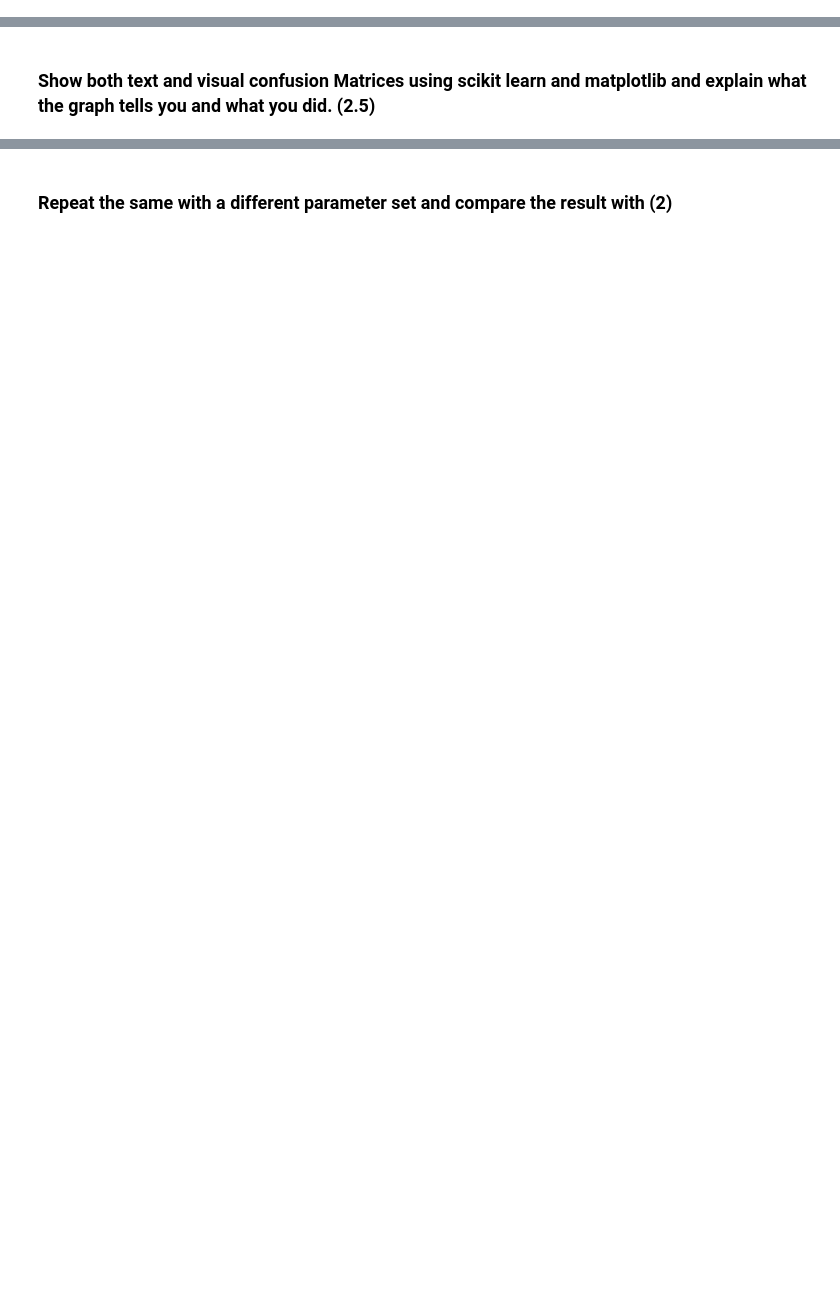
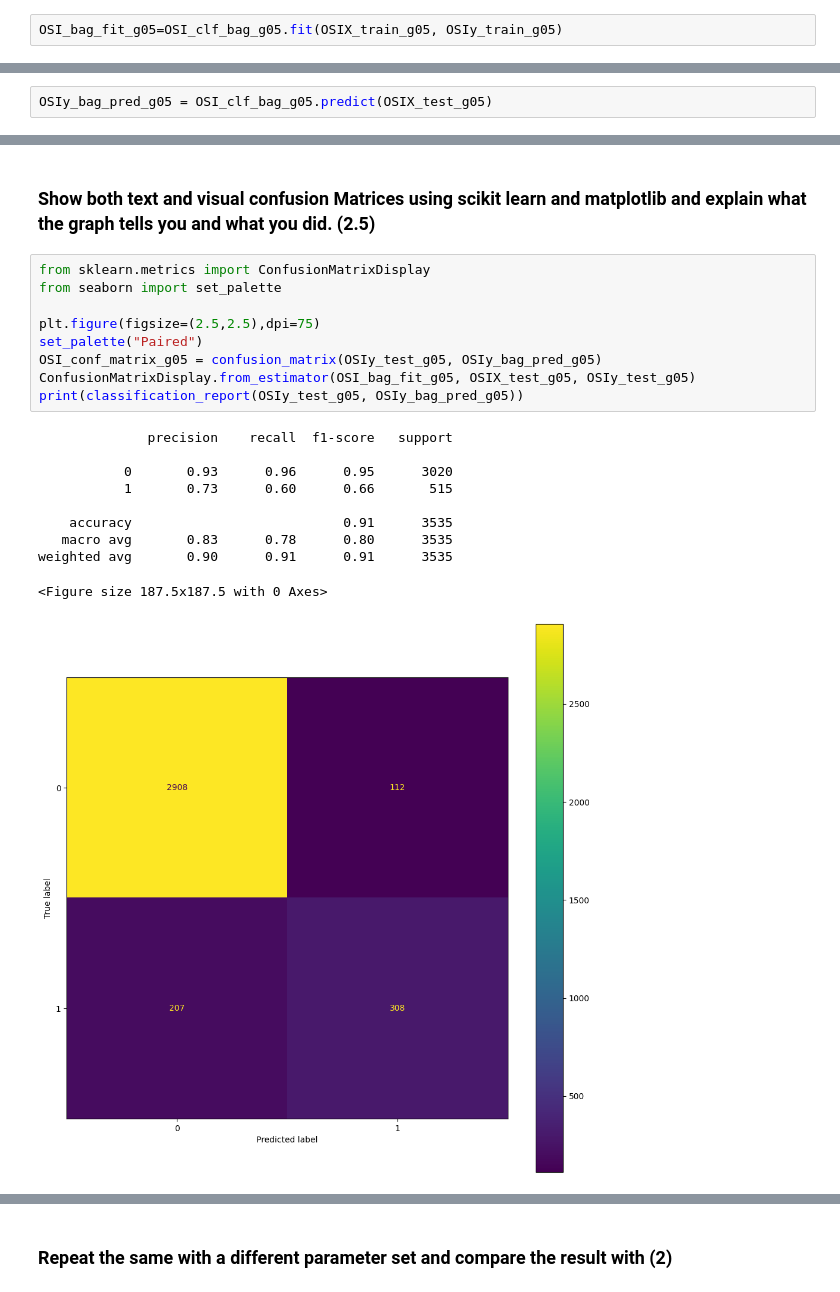
Before and after one commit to WK025/machine_learning, a Jupyter notebook: A1/Assignment 02_Group05.ipynb, the cells around one changed output, grey strips where cells are left out. Saved outputs shown, nothing was run; the diff lists cells and outputs as text; blank space fills up the shorter version.

Commit message:
classification+bonus_added

```diff
--- a/A1/Assignment 02_Group05.ipynb
+++ b/A1/Assignment 02_Group05.ipynb
@@ -642,2 +646,4 @@ random_state: A random seed for reproducibility.
 # %% [markdown]
 ### Train classifier on train data and explain what you did. (1.5)
+# %%
+OSI_bag_fit_g05=OSI_clf_bag_g05.fit(OSIX_train_g05, OSIy_train_g05)
@@ -644,2 +652,4 @@ random_state: A random seed for reproducibility.
 # %% [markdown]
 ### Test/fit classifier test data and explain what you did. (1.5)
+# %%
+OSIy_bag_pred_g05 = OSI_clf_bag_g05.predict(OSIX_test_g05)
@@ -648,2 +669,22 @@ random_state: A random seed for reproducibility.
 # %% [markdown]
 ### Show both text and visual confusion Matrices using scikit learn and matplotlib and explain what the graph tells you and what you did. (2.5)
+# %%
+from sklearn.metrics import ConfusionMatrixDisplay
+from seaborn import set_palette
+
+plt.figure(figsize=(2.5,2.5),dpi=75)
+set_palette("Paired")
+OSI_conf_matrix_g05 = confusion_matrix(OSIy_test_g05, OSIy_bag_pred_g05)
+ConfusionMatrixDisplay.from_estimator(OSI_bag_fit_g05, OSIX_test_g05, OSIy_test_g05)
+print(classification_report(OSIy_test_g05, OSIy_bag_pred_g05))
+# %% [output]
+              precision    recall  f1-score   support
+
+           0       0.93      0.96      0.95      3020
+           1       0.73      0.60      0.66       515
+
+    accuracy                           0.91      3535
+   macro avg       0.83      0.78      0.80      3535
+weighted avg       0.90      0.91      0.91      3535
+<Figure size 187.5x187.5 with 0 Axes>
+[figure, added]
```
Also changed, not shown: parts of 11 cells of this notebook.
